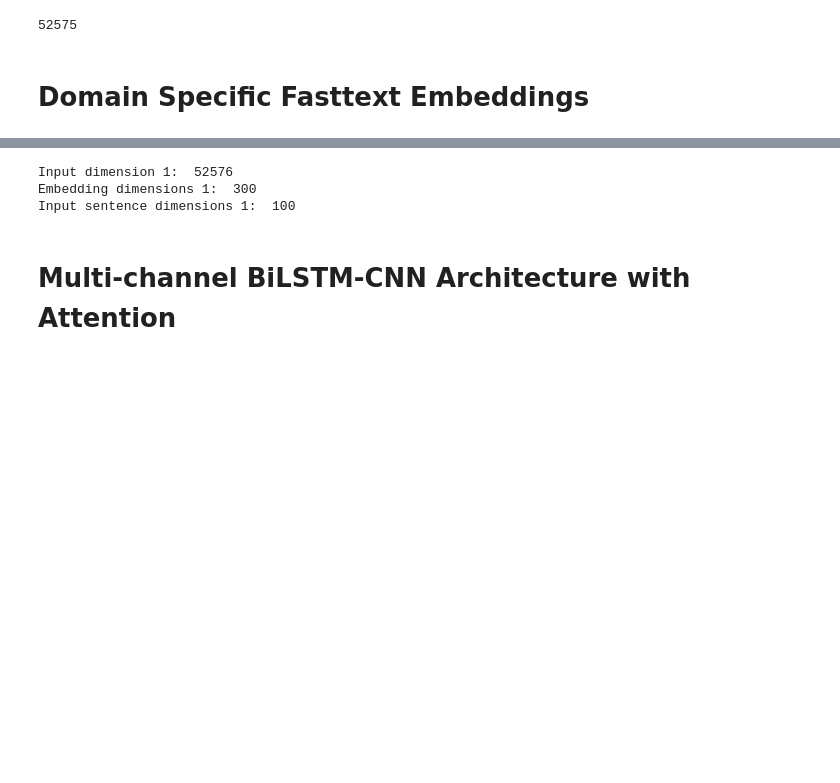
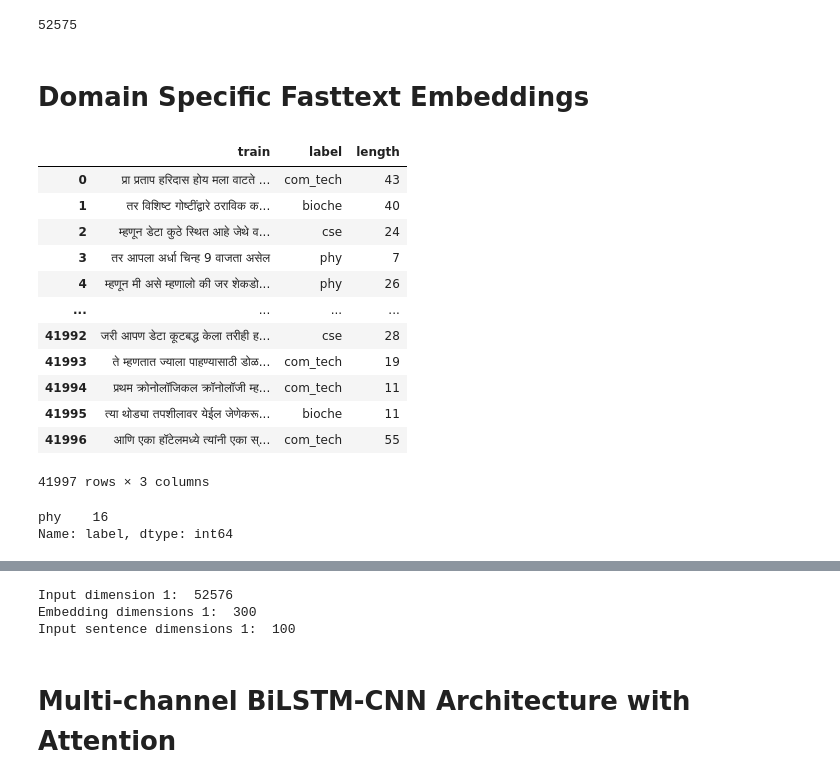
Before and after one commit to athrvkk/ICON-2020-TechDoFication, a Jupyter notebook: classifiers/CNN-LSTM-Attention.ipynb, the cells around one changed output, grey strips where cells are left out. Saved outputs shown, nothing was run; the diff lists cells and outputs as text; code cells hidden in the pictures; blank space fills up the shorter version.

```diff
--- a/classifiers/CNN-LSTM-Attention.ipynb
+++ b/classifiers/CNN-LSTM-Attention.ipynb
@@ -108,6 +117,29 @@ len(vocab.keys())
 52575
 # %% [markdown]
 # Domain Specific Fasttext Embeddings
+# %%
+length = [len(text.split()) for text in x_train]
+df = pd.DataFrame(list(zip(x_train, training_data.label.values.tolist(), length)), columns=['train', 'label', 'length'])
+df
+# %% [output]
+|  | train | label | length |
+| 0 | प्रा प्रताप हरिदास होय मला वाटते ... | com_tech | 43 |
+| 1 | तर विशिष्ट गोष्टींद्वारे ठराविक क... | bioche | 40 |
+| 2 | म्हणून डेटा कुठे स्थित आहे जेथे व... | cse | 24 |
+| 3 | तर आपला अर्धा चिन्ह 9 वाजता असेल | phy | 7 |
+| 4 | म्हणून मी असे म्हणालो की जर शेकडो... | phy | 26 |
+| ... | ... | ... | ... |
+| 41992 | जरी आपण डेटा कूटबद्ध केला तरीही ह... | cse | 28 |
+| 41993 | ते म्हणतात ज्याला पाहण्यासाठी डोळ... | com_tech | 19 |
+| 41994 | प्रथम क्रोनोलॉजिकल क्रॉनोलॉजी म्ह... | com_tech | 11 |
+| 41995 | त्या थोड्या तपशीलावर येईल जेणेकरू... | bioche | 11 |
+| 41996 | आणि एका हॉटेलमध्ये त्यांनी एका स्... | com_tech | 55 |
+41997 rows × 3 columns
+# %%
+df[df.length > 200].label.value_counts()
+# %% [output]
+phy    16
+Name: label, dtype: int64
 # %%
 start = process_time()
 embedding_path1 = "/home/eastwind/word-embeddings/fasttext/TechDofication.mr.raw.ft.skipgram.d300.vec"
```
Also changed, not shown: parts of 13 cells of this notebook, 5 other files.
